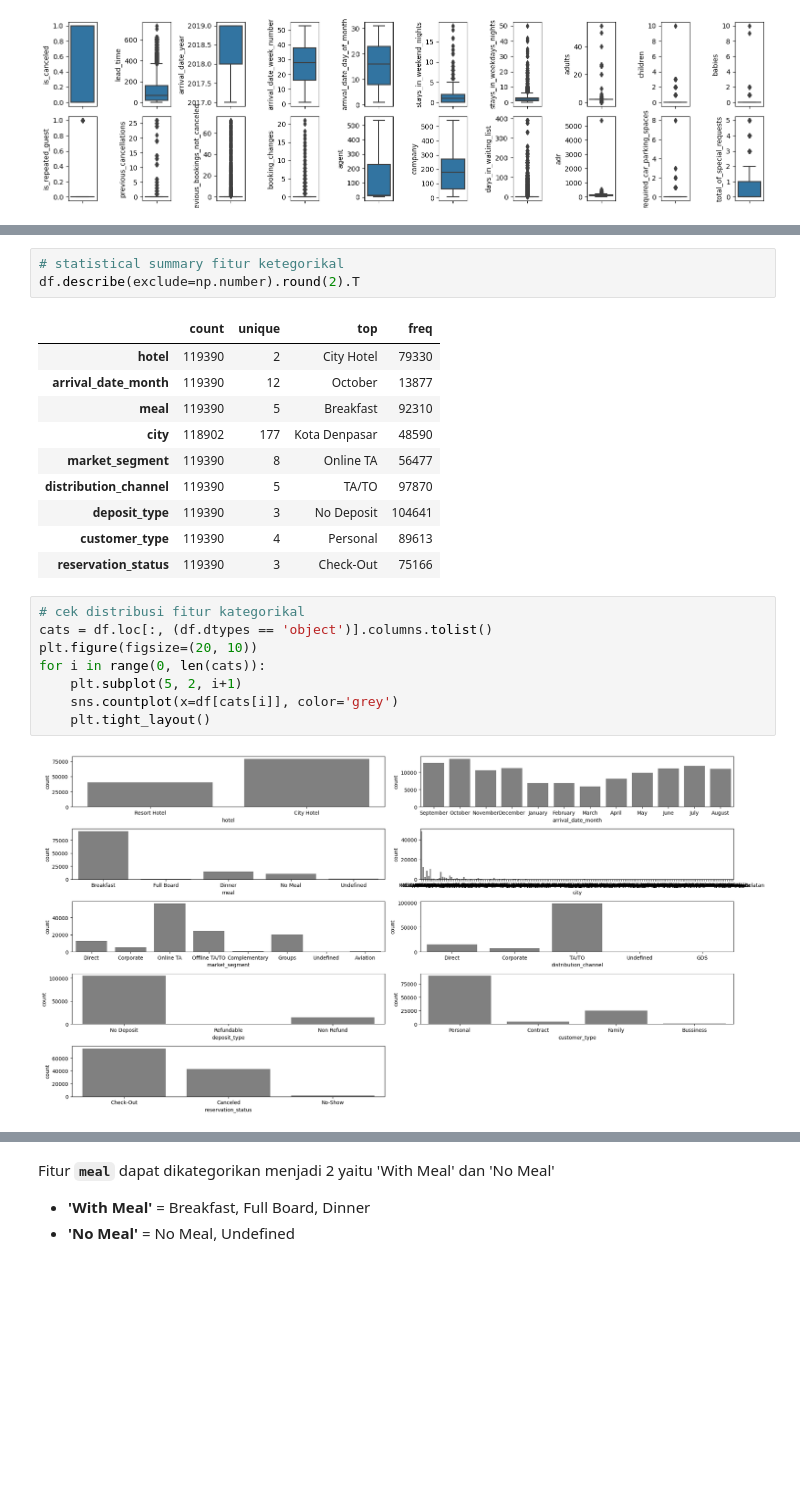
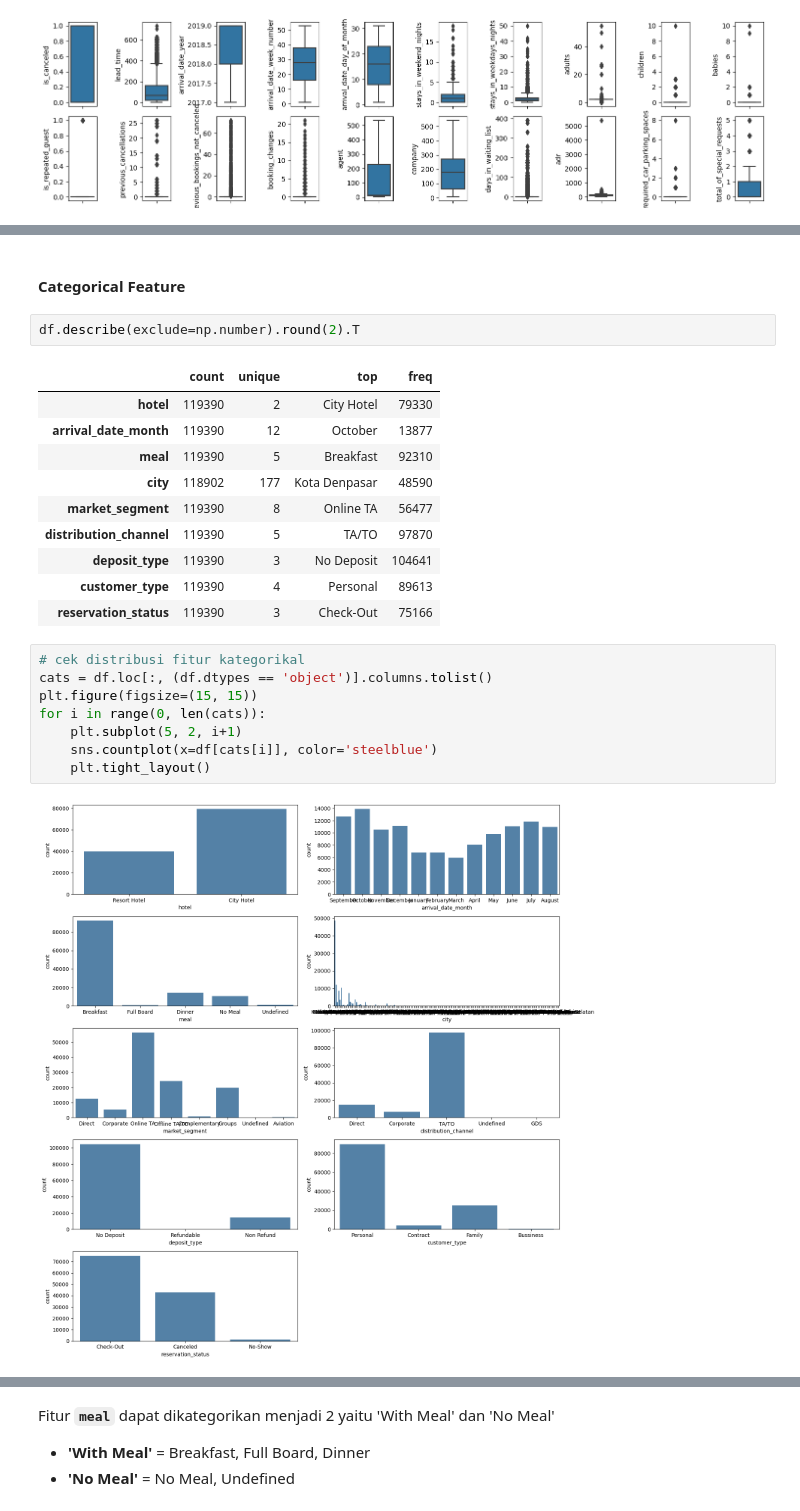
Before and after one commit to faizns/Investigate-Hotel-Business-using-Data-Visualization, a Jupyter notebook: Investigate_Hotel_Business.ipynb, the cells around one changed output, grey strips where cells are left out. Cells and saved outputs as stored; diff of their text form; blank space fills up the shorter version.

```diff
--- a/Investigate_Hotel_Business.ipynb
+++ b/Investigate_Hotel_Business.ipynb
@@ -226,5 +241,6 @@ Ditemukan beberapa data anomali dan perlu di drop:
+# %% [markdown]
+#### Categorical Feature
 # %%
-# statistical summary fitur ketegorikal
 df.describe(exclude=np.number).round(2).T
 # %% [output]
 |  | count | unique | top | freq |
@@ -240,10 +256,10 @@ df.describe(exclude=np.number).round(2).T
 # %%
 # cek distribusi fitur kategorikal
 cats = df.loc[:, (df.dtypes == 'object')].columns.tolist()
-plt.figure(figsize=(20, 10))
+plt.figure(figsize=(15, 15))
 for i in range(0, len(cats)):
     plt.subplot(5, 2, i+1)
-    sns.countplot(x=df[cats[i]], color='grey')
+    sns.countplot(x=df[cats[i]], color='steelblue')
     plt.tight_layout()
 # %% [output]
-[figure, old version]
+[figure, new version]
```
Also changed, not shown: parts of 145 cells of this notebook.
